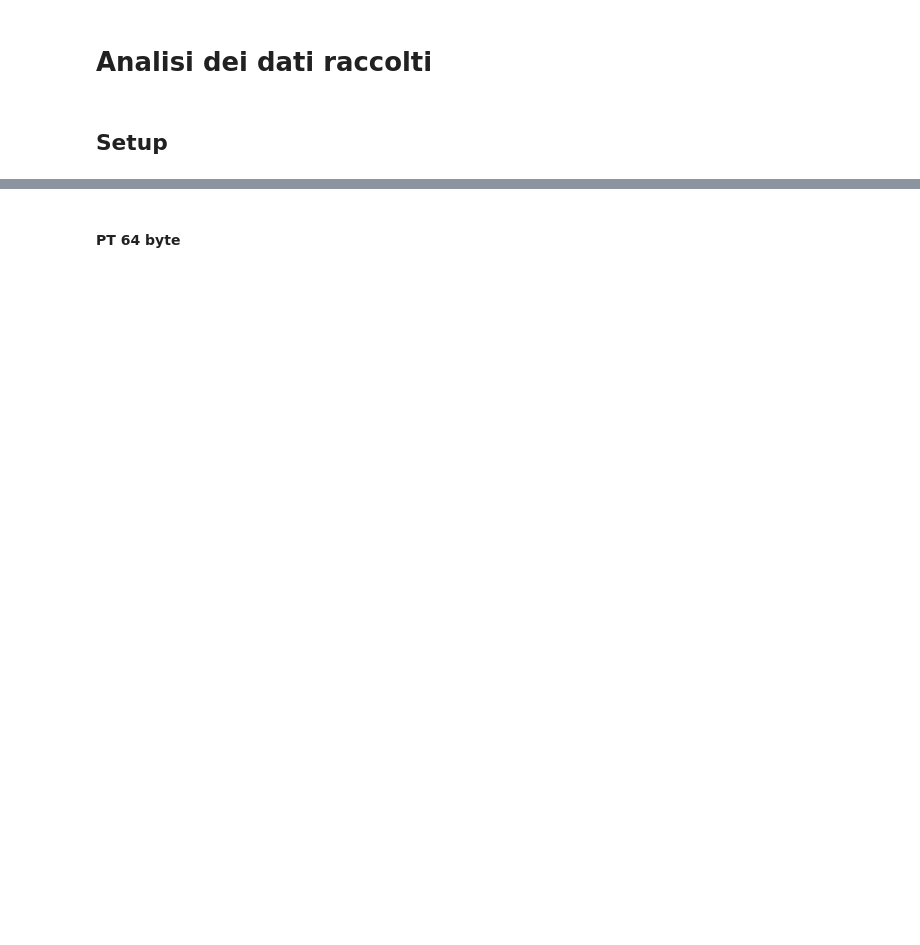
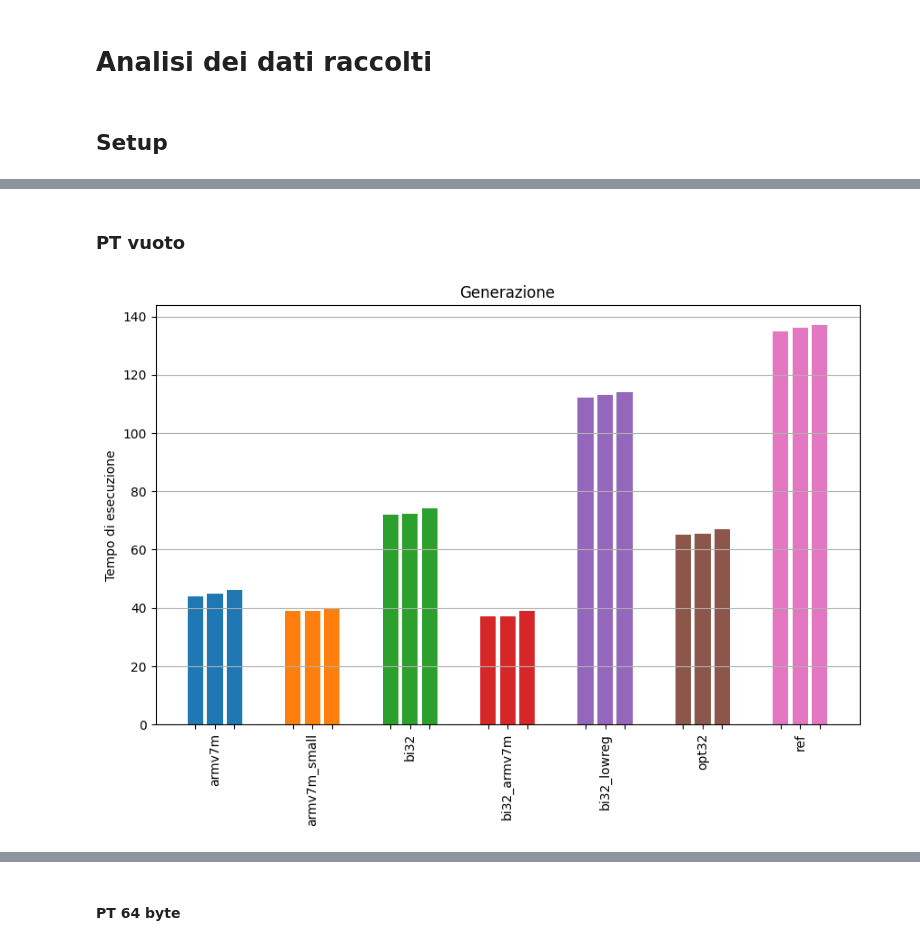
Before and after one commit to MattiaOldani/Tirocinio-ASCON, a Jupyter notebook: arduino/crypto_auth/notebook/asconmacv12.ipynb, the cells around one changed output, grey strips where cells are left out. Drawn from its saved outputs; the diff is of its cells as text; code cells hidden in the pictures; blank space fills up the shorter version.

```diff
--- a/arduino/crypto_auth/notebook/asconmacv12.ipynb
+++ b/arduino/crypto_auth/notebook/asconmacv12.ipynb
@@ -153,0 +35,18 @@ Varianza: 0.4233423423423423
+# %%
+PATH = "../asconmacv12/data/{}.csv"
+
+IMPLEMENTATIONS = [
+    "armv7m", "armv7m_small", "bi32", "bi32_armv7m", "bi32_lowreg", "opt32", "ref"
+]
+
+armv7m = pd.read_csv(open(PATH.format("armv7m"), "r"), delimiter=";")
+armv7m_small = pd.read_csv(open(PATH.format("armv7m_small"), "r"), delimiter=";")
+bi32 = pd.read_csv(open(PATH.format("bi32"), "r"), delimiter=";")
+bi32_armv7m = pd.read_csv(open(PATH.format("bi32_armv7m"), "r"), delimiter=";")
+bi32_lowreg = pd.read_csv(open(PATH.format("bi32_lowreg"), "r"), delimiter=";")
+opt32 = pd.read_csv(open(PATH.format("opt32"), "r"), delimiter=";")
+ref = pd.read_csv(open(PATH.format("ref"), "r"), delimiter=";")
+
+DATAFRAMES = [
+    armv7m, armv7m_small, bi32, bi32_armv7m, bi32_lowreg, opt32, ref
+]
@@ -153,0 +64,7 @@ Varianza: 0.4233423423423423
+# %% [markdown]
+### PT vuoto
+# %%
+# Generazione tag
+plotter(DATAFRAMES, "0B-A", IMPLEMENTATIONS, 20)
+# %% [output]
+[figure, added]
```
Also changed, not shown: parts of 138 cells of this notebook, 1 other file.
